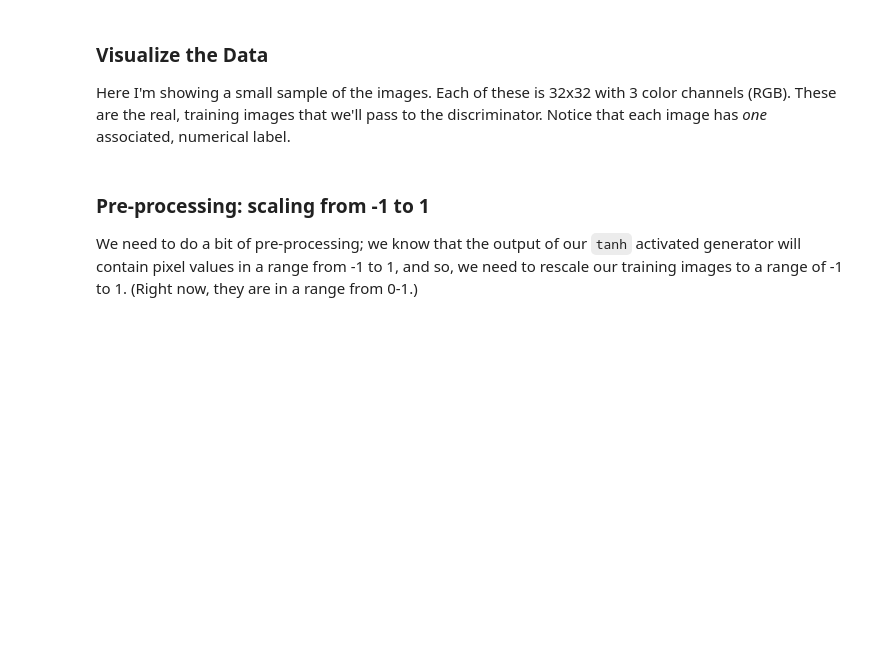
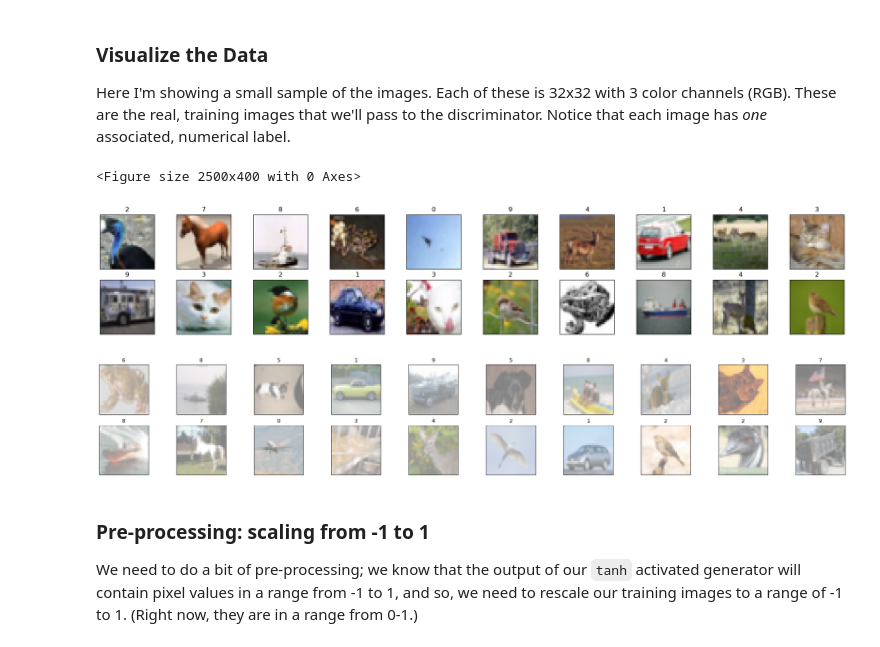
Before and after one commit to Chaklader/face_generation, a Jupyter notebook: lectures/DCGAN_Training/DCGAN_training.ipynb, the cells around one changed output. Saved outputs shown, nothing was run; the diff lists cells and outputs as text; code cells hidden in the pictures; blank space fills up the shorter version.

```diff
--- a/lectures/DCGAN_Training/DCGAN_training.ipynb
+++ b/lectures/DCGAN_Training/DCGAN_training.ipynb
@@ -62,23 +62,45 @@ Here I'm showing a small sample of the images. Each of these is 32x32 with 3 col
 # %%
 # obtain one batch of training images
 dataiter = iter(train_loader)
 images, labels = next(dataiter)
 
 # plot the images in the batch, along with the corresponding labels
 fig = plt.figure(figsize=(25, 4))
 plot_size = 20  # Should be even number for this grid layout
 
+
+"""Visualizes a batch of training images with labels in a 2-row grid.
+
+Args:
+    train_loader: PyTorch DataLoader yielding (images, labels) batches
+    plot_size: Number of images to display (must be even)
+
+Process:
+    1. Extracts one batch of (images, labels)
+    2. Creates 2xN subplot grid (N = plot_size//2)
+    3. For each image:
+       - Converts tensor to numpy array
+       - Transposes dimensions (C,H,W → H,W,C)
+       - Denormalizes pixels ([-1,1] → [0,1])
+    4. Displays final figure with tight layout
+
+Note: Assumes images were normalized with mean=0.5, std=0.5
+"""
 for idx in np.arange(plot_size):
     ax = fig.add_subplot(2, plot_size//2, idx+1, xticks=[], yticks=[])
     # Convert tensor to numpy and transpose dimensions
     img = np.transpose(images[idx].numpy(), (1, 2, 0))
     # If normalized, denormalize (assuming mean=0.5, std=0.5)
     img = img * 0.5 + 0.5  # Scale from [-1,1] to [0,1]
     ax.imshow(img)
     ax.set_title(str(labels[idx].item()))
 
 plt.tight_layout()  # Adjust spacing between subplots
 plt.show()  # Display the figure
+# %% [output]
+<Figure size 2500x400 with 0 Axes>
+[figure, added]
+[figure, added]
 # %% [markdown]
 ### Pre-processing: scaling from -1 to 1
 
```
